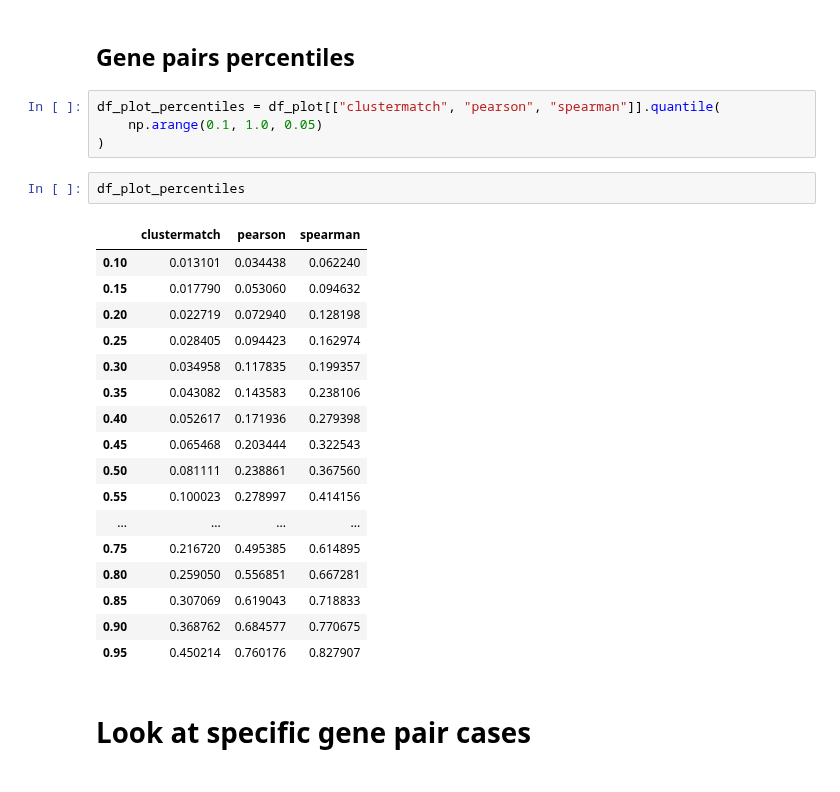
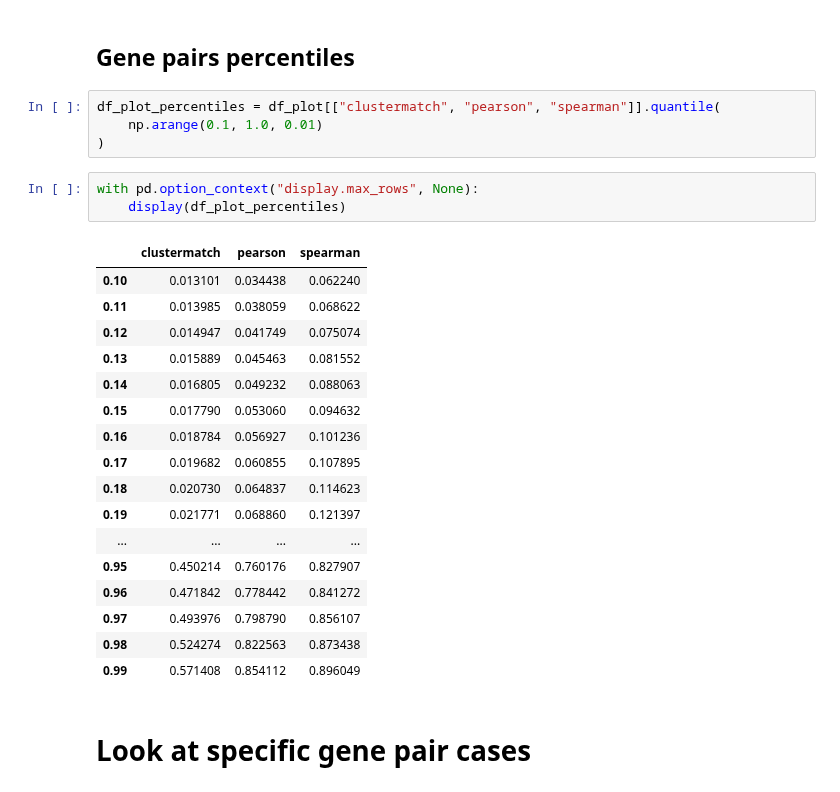
Before and after one commit to greenelab/ccc, a Jupyter notebook: nbs/99_manuscript/coefs_comp/08_05-gtex_whole_blood-intersections_plots.ipynb, the cells around one changed output. Cells and saved outputs as stored; diff of their text form.

Commit message:
results/coef_comp: add improvement on how percentiles are shown

```diff
--- a/nbs/99_manuscript/coefs_comp/08_05-gtex_whole_blood-intersections_plots.ipynb
+++ b/nbs/99_manuscript/coefs_comp/08_05-gtex_whole_blood-intersections_plots.ipynb
@@ -113,28 +113,29 @@ df_plot.head()
 ## Gene pairs percentiles
 # %%
 df_plot_percentiles = df_plot[["clustermatch", "pearson", "spearman"]].quantile(
-    np.arange(0.1, 1.0, 0.05)
+    np.arange(0.1, 1.0, 0.01)
 )
 # %%
-df_plot_percentiles
+with pd.option_context("display.max_rows", None):
+    display(df_plot_percentiles)
 # %% [output]
 |  | clustermatch | pearson | spearman |
 | 0.10 | 0.013101 | 0.034438 | 0.062240 |
+| 0.11 | 0.013985 | 0.038059 | 0.068622 |
+| 0.12 | 0.014947 | 0.041749 | 0.075074 |
+| 0.13 | 0.015889 | 0.045463 | 0.081552 |
+| 0.14 | 0.016805 | 0.049232 | 0.088063 |
 | 0.15 | 0.017790 | 0.053060 | 0.094632 |
-| 0.20 | 0.022719 | 0.072940 | 0.128198 |
-| 0.25 | 0.028405 | 0.094423 | 0.162974 |
-| 0.30 | 0.034958 | 0.117835 | 0.199357 |
-| 0.35 | 0.043082 | 0.143583 | 0.238106 |
-| 0.40 | 0.052617 | 0.171936 | 0.279398 |
-| 0.45 | 0.065468 | 0.203444 | 0.322543 |
-| 0.50 | 0.081111 | 0.238861 | 0.367560 |
-| 0.55 | 0.100023 | 0.278997 | 0.414156 |
+| 0.16 | 0.018784 | 0.056927 | 0.101236 |
+| 0.17 | 0.019682 | 0.060855 | 0.107895 |
+| 0.18 | 0.020730 | 0.064837 | 0.114623 |
+| 0.19 | 0.021771 | 0.068860 | 0.121397 |
 | ... | ... | ... | ... |
-| 0.75 | 0.216720 | 0.495385 | 0.614895 |
-| 0.80 | 0.259050 | 0.556851 | 0.667281 |
-| 0.85 | 0.307069 | 0.619043 | 0.718833 |
-| 0.90 | 0.368762 | 0.684577 | 0.770675 |
 | 0.95 | 0.450214 | 0.760176 | 0.827907 |
+| 0.96 | 0.471842 | 0.778442 | 0.841272 |
+| 0.97 | 0.493976 | 0.798790 | 0.856107 |
+| 0.98 | 0.524274 | 0.822563 | 0.873438 |
+| 0.99 | 0.571408 | 0.854112 | 0.896049 |
 # %% [markdown]
 # Look at specific gene pair cases
 # %%
```
Also changed, not shown: parts of 2 cells of this notebook, 1 other file.
